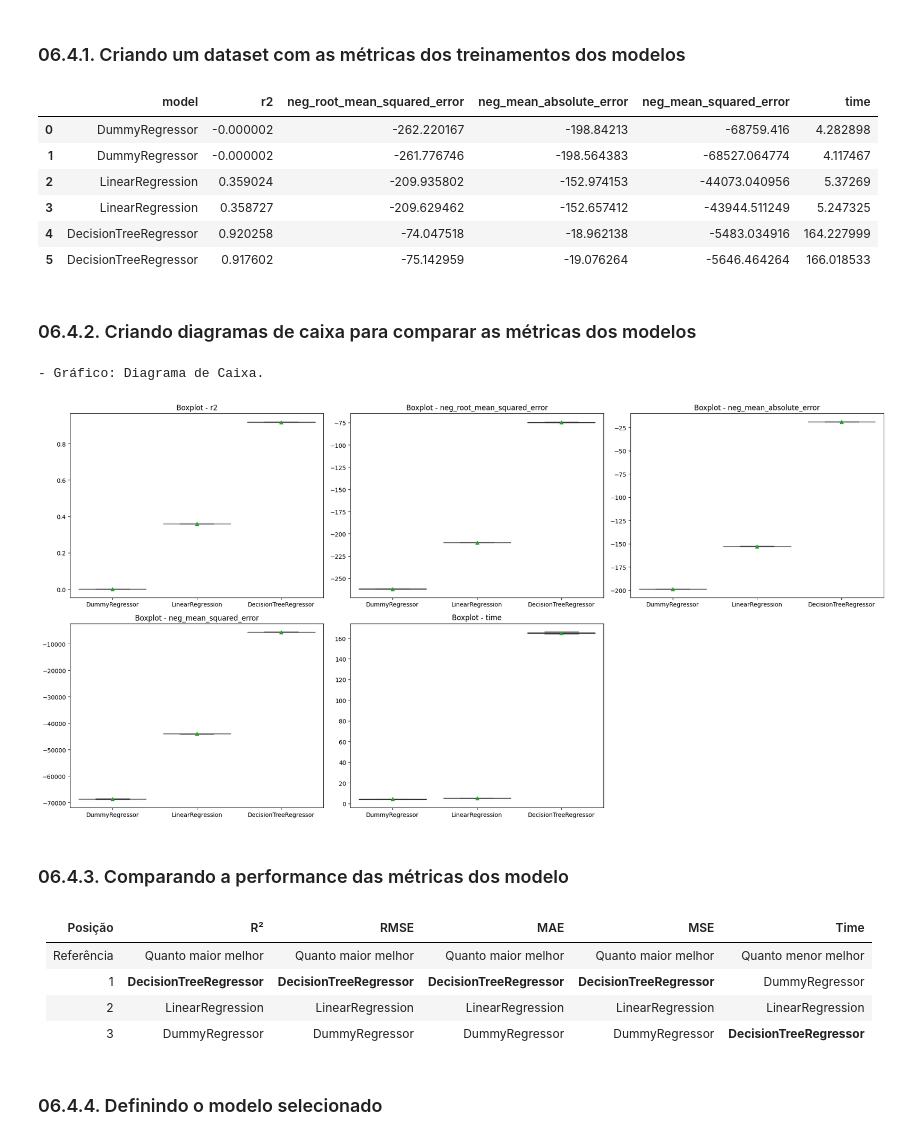
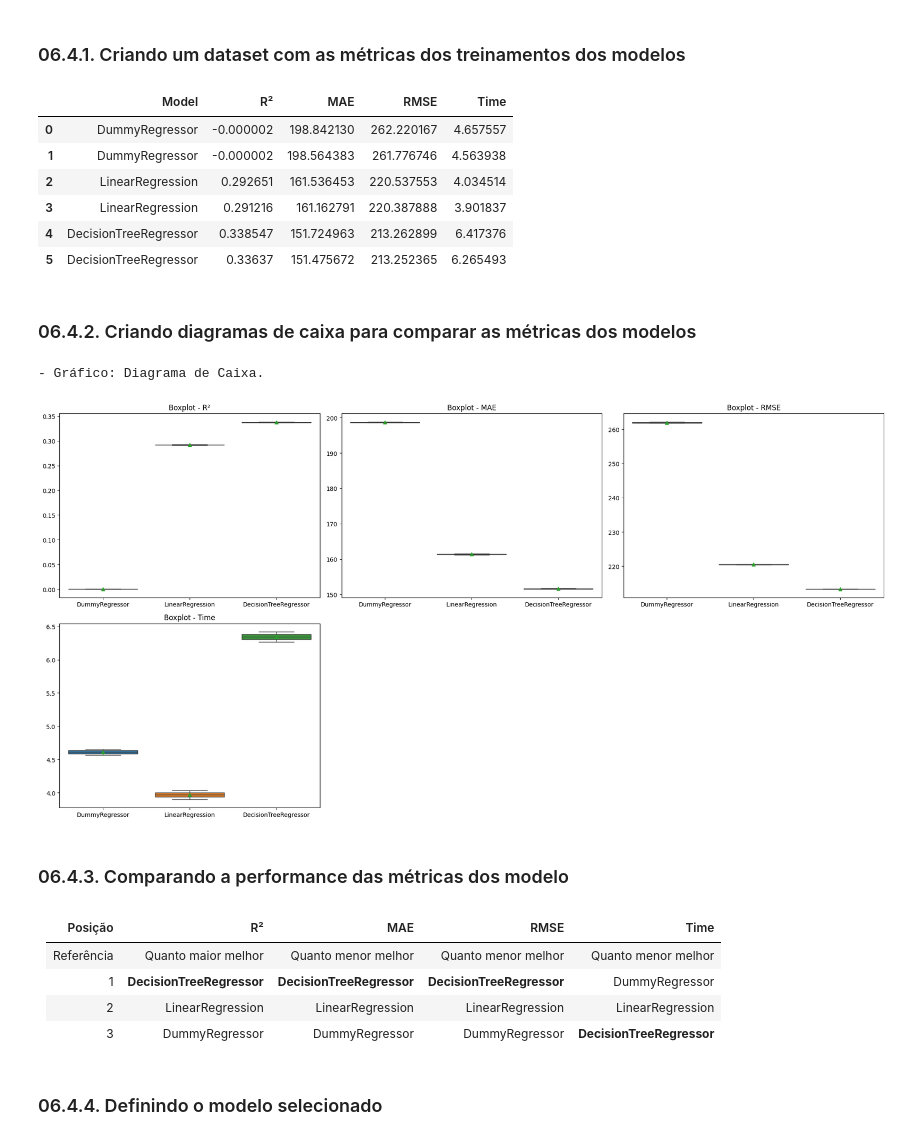
Before and after one commit to matheusresende7/ds_projeto_final_4_modelo_regressao_app_alugueis, a Jupyter notebook: notebooks/06_pd_model_selection.ipynb, the cells around one changed output. Drawn from its saved outputs; the diff is of its cells as text; code cells hidden in the pictures.

```diff
--- a/notebooks/06_pd_model_selection.ipynb
+++ b/notebooks/06_pd_model_selection.ipynb
@@ -345,19 +349,27 @@ def pipeline(X: pd.DataFrame, y: pd.Series, model: BaseEstimator) -> dict[str, A
 # %%
 scores = {
 
-    'DummyRegressor': pipeline(X, y, DummyRegressor(strategy = 'mean')),
+    'DummyRegressor': pipeline_sklearn(X, y, DummyRegressor(strategy = 'mean')),
 
-    'LinearRegression': pipeline(X, y, LinearRegression()),
+    'LinearRegression': pipeline_sklearn(X, y, LinearRegression()),
 
-    'DecisionTreeRegressor': pipeline(X, y, DecisionTreeRegressor(random_state = consts.RANDOM_STATE)),
+    'DecisionTreeRegressor': pipeline_sklearn(X, y, DecisionTreeRegressor(random_state = consts.RANDOM_STATE)),
 
-    # 'ExtraTreesRegressor': pipeline(X, y, ExtraTreesRegressor(random_state = consts.RANDOM_STATE)),
+    # 'KNNRegressor': pipeline_sklearn(X, y, KNeighborsRegressor(n_neighbors = 5)),
 
-    # 'RandomForestRegressor': pipeline(X, y, RandomForestRegressor(random_state = consts.RANDOM_STATE)),
+    # 'SVR': pipeline_sklearn(X, y, SVR()),
 
-    # 'AdaBoostRegressor': pipeline(X, y, AdaBoostRegressor(random_state = consts.RANDOM_STATE)),
+    # 'ExtraTreesRegressor': pipeline_sklearn(X, y, ExtraTreesRegressor(random_state = consts.RANDOM_STATE)),
 
-    # 'XGBRegressor': pipeline(X, y, XGBRegressor(random_state = consts.RANDOM_STATE)),
+    # 'RandomForestRegressor': pipeline_sklearn(X, y, RandomForestRegressor(random_state = consts.RANDOM_STATE)),
+
+    # 'GradientBoostingRegressor': pipeline_sklearn(X, y, GradientBoostingRegressor(random_state = consts.RANDOM_STATE)),
+
+    # 'AdaBoostRegressor': pipeline_sklearn(X, y, AdaBoostRegressor(random_state = consts.RANDOM_STATE)),
+
+    # 'XGBRegressor': pipeline_sklearn(X, y, XGBRegressor(random_state = consts.RANDOM_STATE)),
+
+    # 'MLPRegressor': pipeline_sklearn(X, y, MLPRegressor(random_state = consts.RANDOM_STATE)),
 
 }
 # %% [markdown]
@@ -370,13 +382,11 @@ scores = {
 # %% [markdown]
 ### 06.4.1. Criando um dataset com as métricas dos treinamentos dos modelos
 # %%
-pd.set_option('display.max_rows', None)
-
 for k, v in scores.items():
 
-    scores[k]['time'] = scores[k]['fit_time'] + scores[k]['score_time']
+    scores[k]['Time'] = scores[k]['fit_time'] + scores[k]['score_time']
 
-df_metrics = pd.DataFrame(scores).T.reset_index().rename(columns = {'index': 'model'})
+df_metrics = pd.DataFrame(scores).T.reset_index().rename(columns = {'index': 'Model'})
 
 df_metrics = df_metrics.explode(df_metrics.columns[1:].to_list()).reset_index(drop = True)
 
@@ -384,37 +394,43 @@ df_metrics = df_metrics.rename(columns = lambda c: c.replace('test_', ''))
 
 df_metrics = df_metrics.drop(columns = ['fit_time', 'score_time'])
 
+for c in ['neg_mean_absolute_error', 'neg_root_mean_squared_error']:
+
+    df_metrics[c] = -df_metrics[c].astype(float)
+
+df_metrics = df_metrics.rename(columns = {'r2': 'R²', 'neg_mean_absolute_error': 'MAE', 'neg_root_mean_squared_error': 'RMSE'})
+
 df_metrics
 # %% [output]
-|  | model | r2 | neg_root_mean_squared_error | neg_mean_absolute_error | neg_mean_squared_error | time |
-| 0 | DummyRegressor | -0.000002 | -262.220167 | -198.84213 | -68759.416 | 4.282898 |
-| 1 | DummyRegressor | -0.000002 | -261.776746 | -198.564383 | -68527.064774 | 4.117467 |
-| 2 | LinearRegression | 0.359024 | -209.935802 | -152.974153 | -44073.040956 | 5.37269 |
-| 3 | LinearRegression | 0.358727 | -209.629462 | -152.657412 | -43944.511249 | 5.247325 |
-| 4 | DecisionTreeRegressor | 0.920258 | -74.047518 | -18.962138 | -5483.034916 | 164.227999 |
-| 5 | DecisionTreeRegressor | 0.917602 | -75.142959 | -19.076264 | -5646.464264 | 166.018533 |
+|  | Model | R² | MAE | RMSE | Time |
+| 0 | DummyRegressor | -0.000002 | 198.842130 | 262.220167 | 4.657557 |
+| 1 | DummyRegressor | -0.000002 | 198.564383 | 261.776746 | 4.563938 |
+| 2 | LinearRegression | 0.292651 | 161.536453 | 220.537553 | 4.034514 |
+| 3 | LinearRegression | 0.291216 | 161.162791 | 220.387888 | 3.901837 |
+| 4 | DecisionTreeRegressor | 0.338547 | 151.724963 | 213.262899 | 6.417376 |
+| 5 | DecisionTreeRegressor | 0.33637 | 151.475672 | 213.252365 | 6.265493 |
 # %% [markdown]
 ### 06.4.2. Criando diagramas de caixa para comparar as métricas dos modelos
 # %%
 print('- Gráfico: Diagrama de Caixa.')
 
-fn_charts_pandas.boxplot(df_metrics, df_metrics.columns[1:].to_list(), 'model', 'model')
+fn_charts_pandas.boxplot(df_metrics, df_metrics.columns[1:].to_list(), 'Model', 'Model')
 
 plt.savefig(f'../images/outputs/charts/pandas/nb07_boxplot_models.png', format = 'png', dpi = 75, bbox_inches = 'tight', transparent = True)
 
 plt.show()
 # %% [output]
 - Gráfico: Diagrama de Caixa.
-[figure, old version]
+[figure, new version]
 # %% [markdown]
 ### 06.4.3. Comparando a performance das métricas dos modelo
 # %% [markdown]
-|Posição|R²                       |RMSE                     |MAE                      |MSE                      |Time                     |
-|-------|-------------------------|-------------------------|-------------------------|-------------------------|-------------------------|
-|Referência|Quanto maior melhor   |Quanto maior melhor      |Quanto maior melhor      | Quanto maior melhor     |Quanto menor melhor      |
-|1      |**DecisionTreeRegressor**|**DecisionTreeRegressor**|**DecisionTreeRegressor**|**DecisionTreeRegressor**|DummyRegressor           |
-|2      |LinearRegression         |LinearRegression         |LinearRegression         |LinearRegression         |LinearRegression         |
-|3      |DummyRegressor           |DummyRegressor           |DummyRegressor           |DummyRegressor           |**DecisionTreeRegressor**|
+|Posição|R²                       |MAE                      |RMSE                     |Time                     |
+|-------|-------------------------|-------------------------|-------------------------|-------------------------|
+|Referência|Quanto maior melhor   |Quanto menor melhor      |Quanto menor melhor      |Quanto menor melhor      |
+|1      |**DecisionTreeRegressor**|**DecisionTreeRegressor**|**DecisionTreeRegressor**|DummyRegressor           |
+|2      |LinearRegression         |LinearRegression         |LinearRegression         |LinearRegression         |
+|3      |DummyRegressor           |DummyRegressor           |DummyRegressor           |**DecisionTreeRegressor**|
 # %% [markdown]
 ### 06.4.4. Definindo o modelo selecionado
 # %% [markdown]
```
Also changed, not shown: parts of 7 cells of this notebook, 8 other files.
